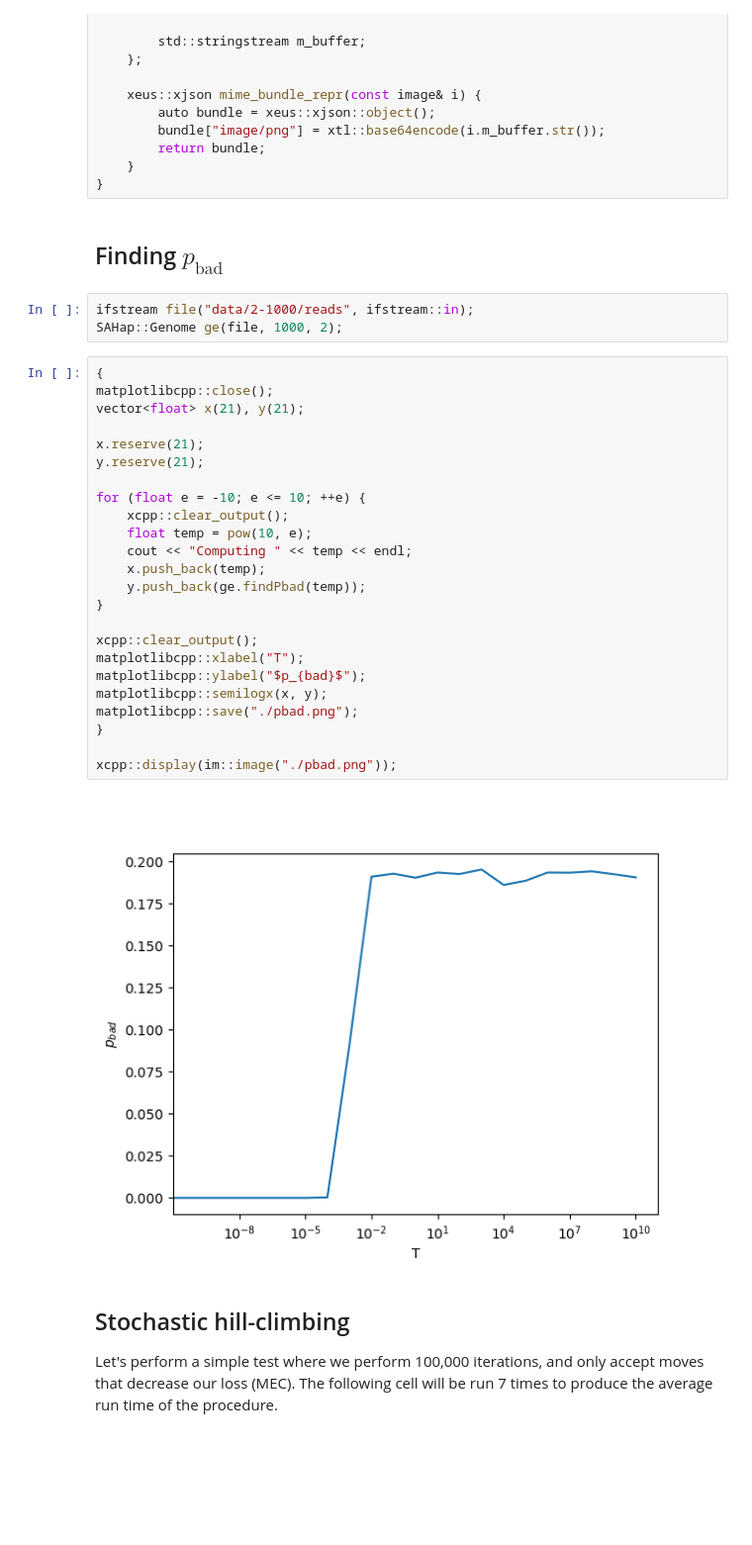
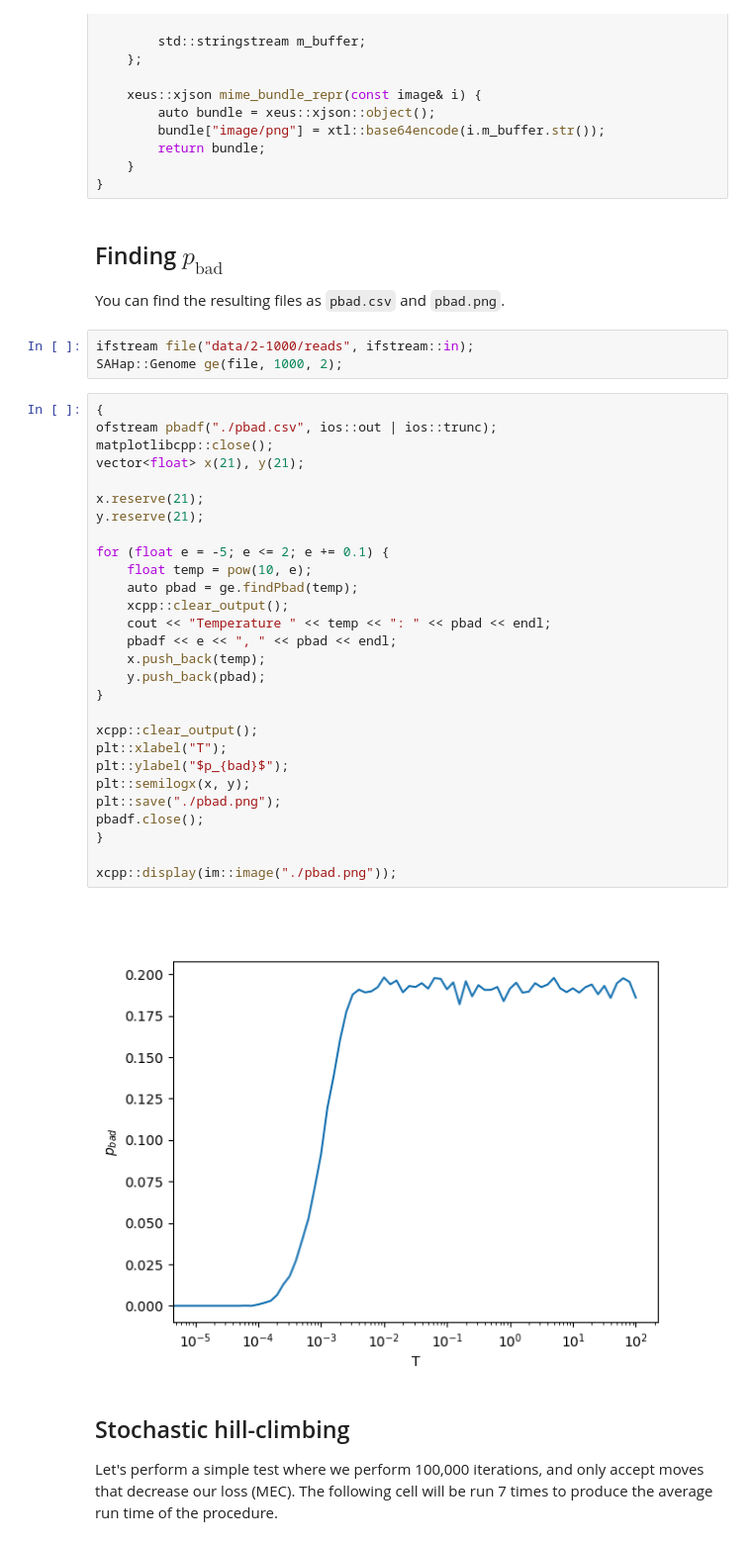
Before and after one commit to waynebhayes/SAHap, a Jupyter notebook: visual-sahap.ipynb, the cells around one changed output. Shown at 99% size. Drawn from its saved outputs; the diff is of its cells as text; blank space fills up the shorter version.

```diff
--- a/visual-sahap.ipynb
+++ b/visual-sahap.ipynb
@@ -65,35 +65,41 @@ namespace im {
 }
 # %% [markdown]
 ## Finding $p_{\text{bad}}$
+
+You can find the resulting files as `pbad.csv` and `pbad.png`.
 # %%
 ifstream file("data/2-1000/reads", ifstream::in);
 SAHap::Genome ge(file, 1000, 2);
 # %%
 {
+ofstream pbadf("./pbad.csv", ios::out | ios::trunc);
 matplotlibcpp::close();
 vector<float> x(21), y(21);
 
 x.reserve(21);
 y.reserve(21);
 
-for (float e = -10; e <= 10; ++e) {
+for (float e = -5; e <= 2; e += 0.1) {
+    float temp = pow(10, e);
+    auto pbad = ge.findPbad(temp);
     xcpp::clear_output();
-    float temp = pow(10, e);
-    cout << "Computing " << temp << endl;
+    cout << "Temperature " << temp << ": " << pbad << endl;
+    pbadf << e << ", " << pbad << endl;
     x.push_back(temp);
-    y.push_back(ge.findPbad(temp));
+    y.push_back(pbad);
 }
 
 xcpp::clear_output();
-matplotlibcpp::xlabel("T");
-matplotlibcpp::ylabel("$p_{bad}$");
-matplotlibcpp::semilogx(x, y);
-matplotlibcpp::save("./pbad.png");
+plt::xlabel("T");
+plt::ylabel("$p_{bad}$");
+plt::semilogx(x, y);
+plt::save("./pbad.png");
+pbadf.close();
 }
 
 xcpp::display(im::image("./pbad.png"));
 # %% [output]
-[figure, old version]
+[figure, new version]
 # %% [markdown]
 ## Stochastic hill-climbing
 
```
